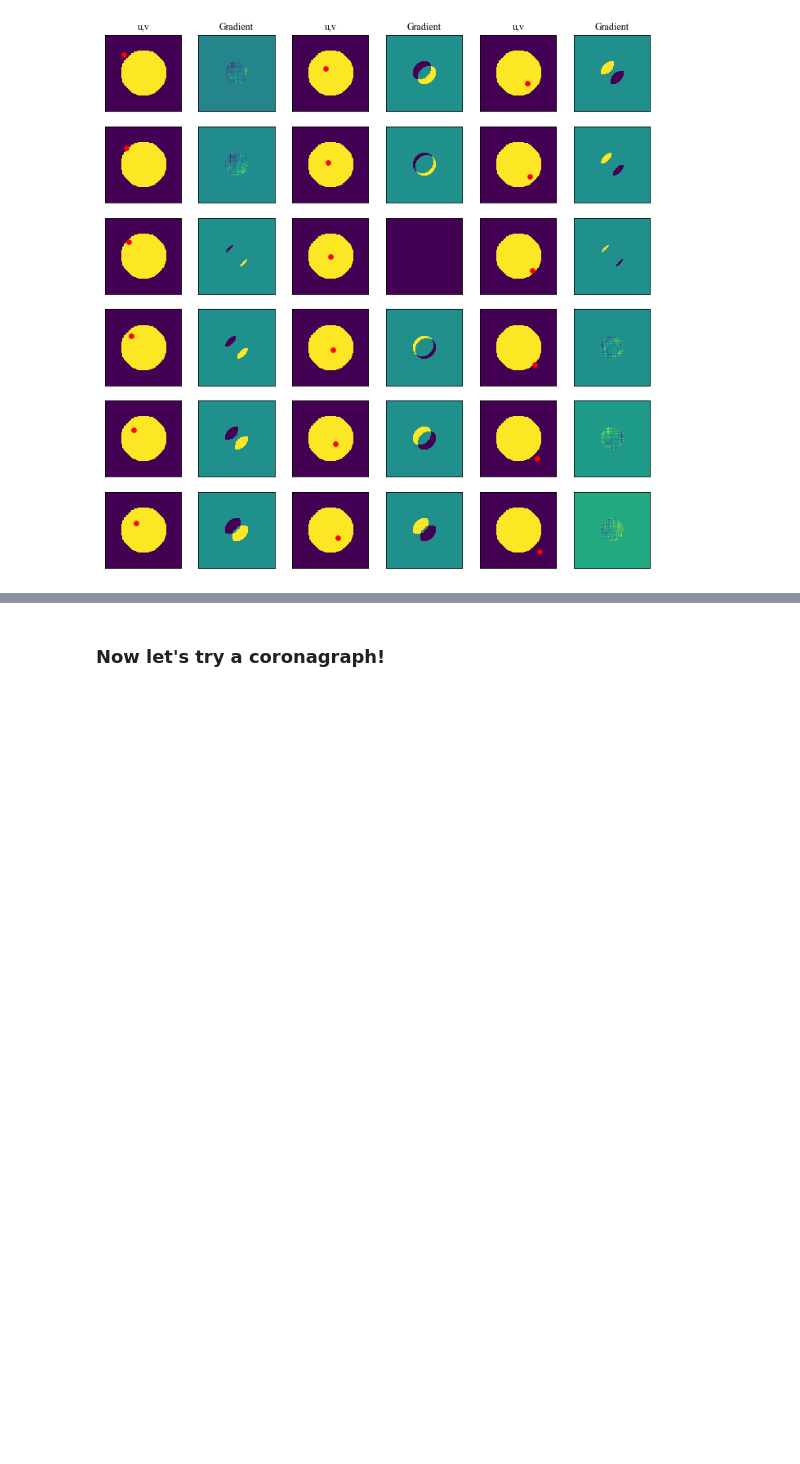
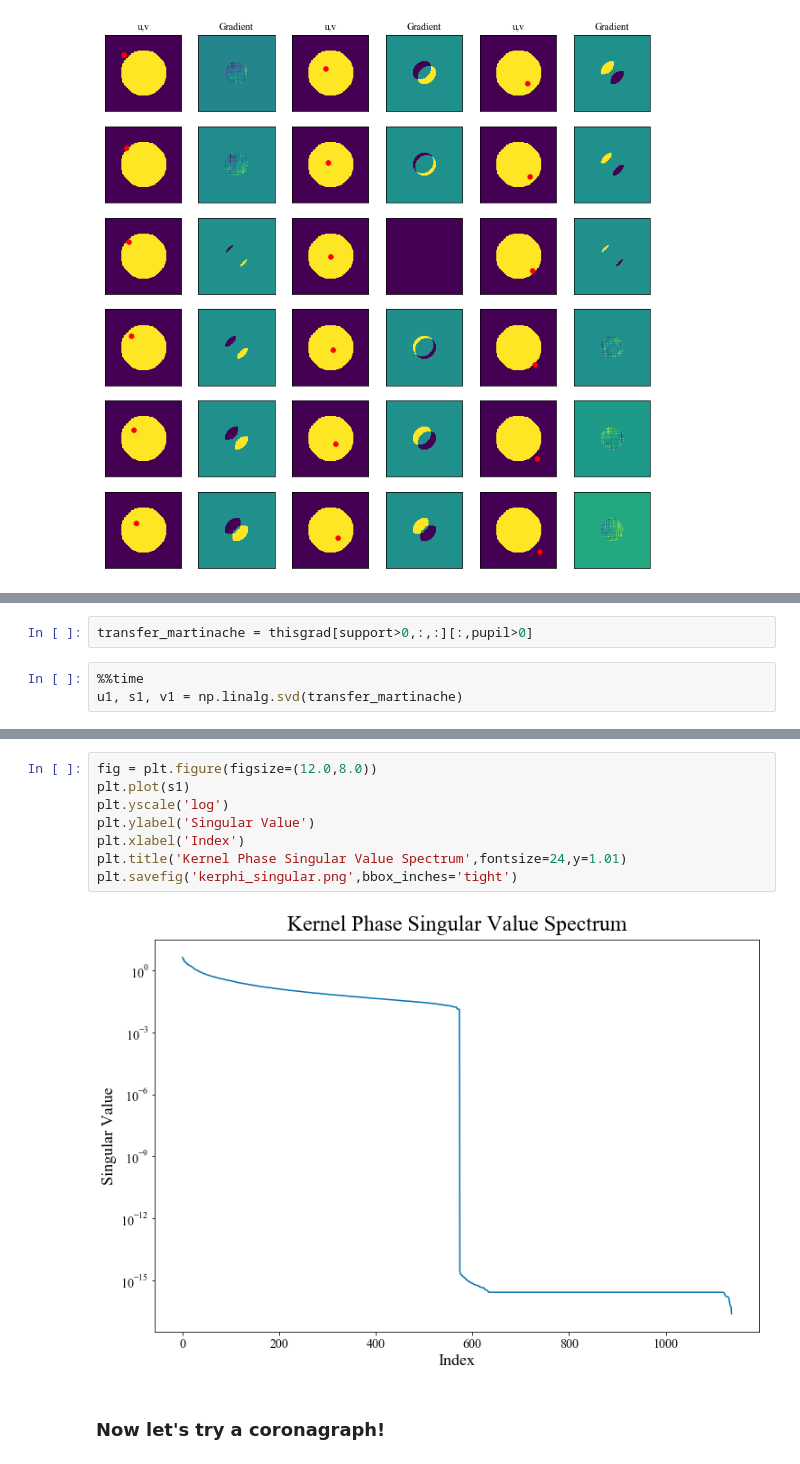
Before and after one commit to benjaminpope/anoroc, a Jupyter notebook: notebooks/toy_model.ipynb, the cells around one changed output, grey strips where cells are left out. Saved outputs shown, nothing was run; the diff lists cells and outputs as text; blank space fills up the shorter version.

Commit message:
log scale singular value graphs

```diff
--- a/notebooks/toy_model.ipynb
+++ b/notebooks/toy_model.ipynb
@@ -183,0 +199,5 @@ plt.savefig('jacobian.png',bbox_inches='tight')
+# %%
+transfer_martinache = thisgrad[support>0,:,:][:,pupil>0]
+# %%
+%%time
+u1, s1, v1 = np.linalg.svd(transfer_martinache)
@@ -184,3 +207,13 @@ plt.savefig('jacobian.png',bbox_inches='tight')
+# %%
+fig = plt.figure(figsize=(12.0,8.0))
+plt.plot(s1)
+plt.yscale('log')
+plt.ylabel('Singular Value')
+plt.xlabel('Index')
+plt.title('Kernel Phase Singular Value Spectrum',fontsize=24,y=1.01)
+plt.savefig('kerphi_singular.png',bbox_inches='tight')
+# %% [output]
+[figure, added]
 # %% [markdown]
 ### Now let's try a coronagraph!
 # %%
```
Also changed, not shown: parts of 6 cells of this notebook.
